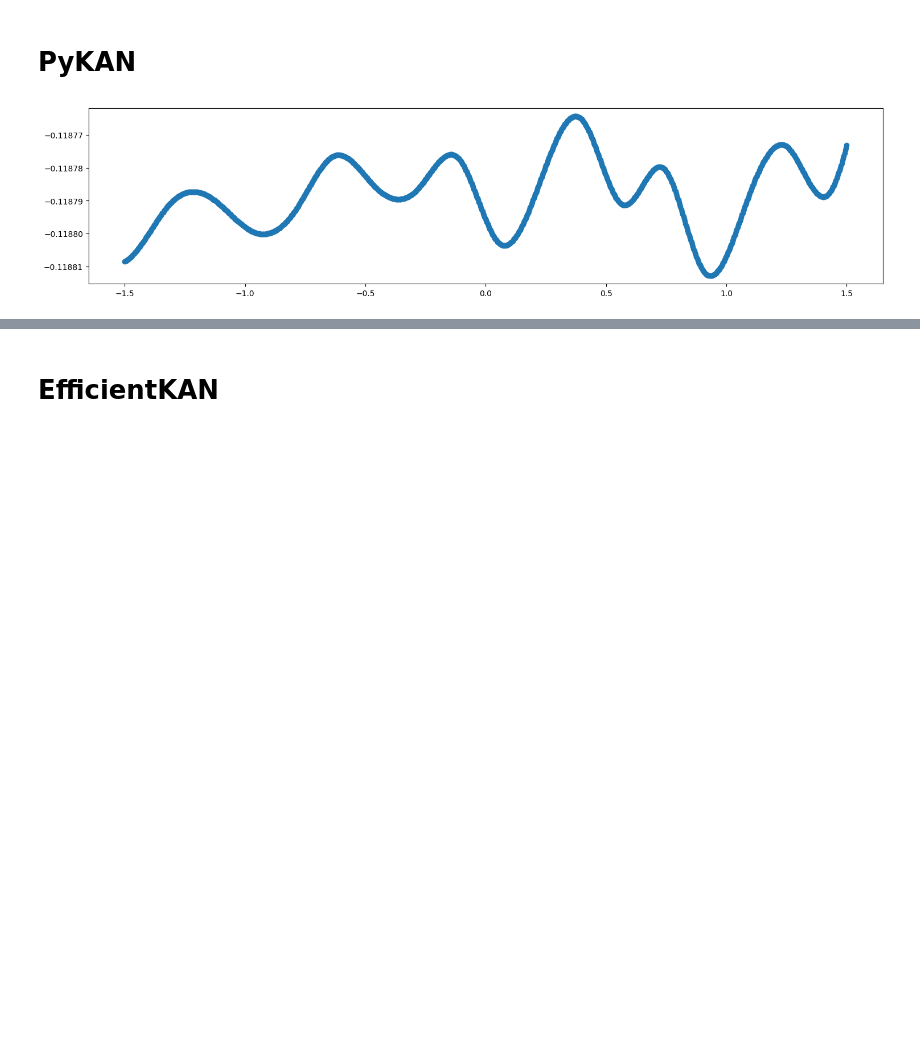
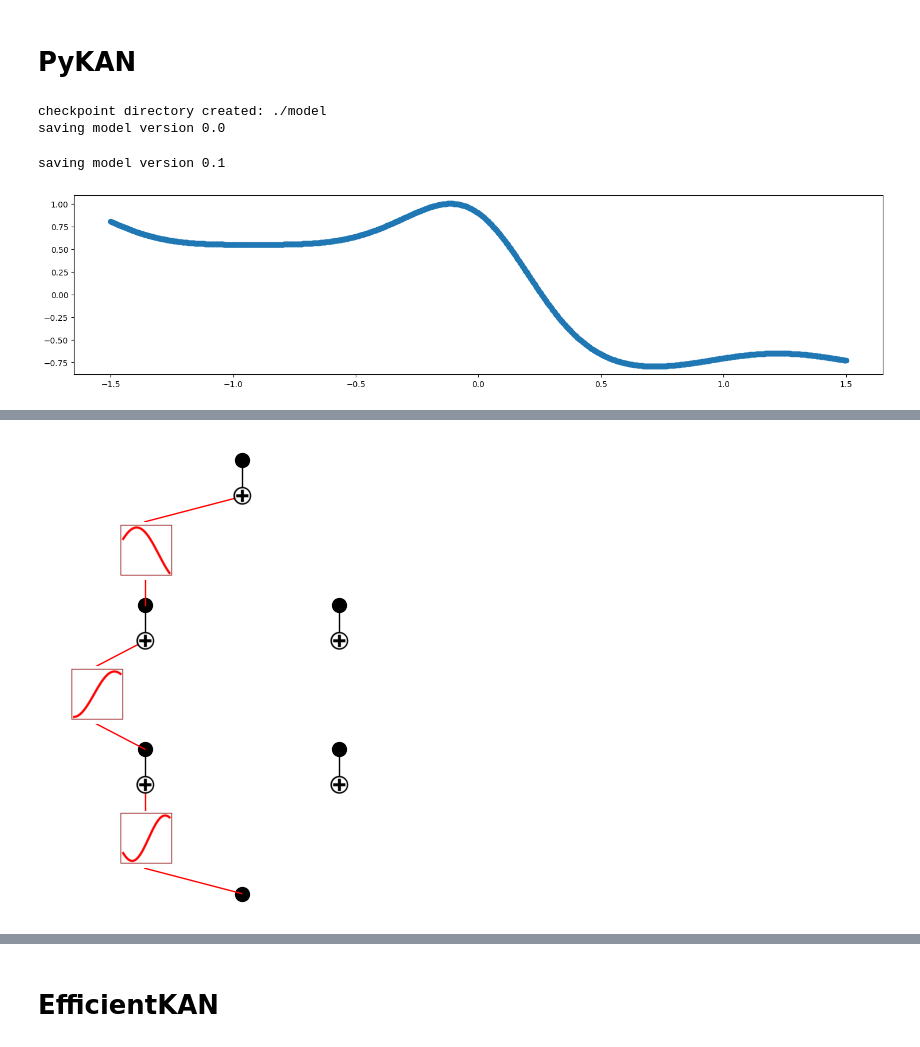
Before and after one commit to MrPio/KAN-Symbolic_Regression, a Jupyter notebook: Special_function.ipynb, the cells around one changed output, grey strips where cells are left out. Saved outputs shown, nothing was run; the diff lists cells and outputs as text; code cells hidden in the pictures; blank space fills up the shorter version.

```diff
--- a/Special_function.ipynb
+++ b/Special_function.ipynb
@@ -38,14 +38,22 @@ plt.show()
 # %% [markdown]
 # PyKAN
 # %%
-model = KAN(width=[1, 1], grid=20, k=3)
-model.train(dataset, opt="LBFGS", steps=40)
-
-x_axis = torch.linspace(-1.5, 1.5, steps=steps)
-y_axis = model(x_axis.view(-1, 1)).detach().numpy()
-fig, ax = plt.subplots()
-ax.scatter(x_axis, y_axis)
-fig.set_size_inches(18, 4)
-plt.show()
+model = KAN(width=[1, 2, 2, 1], grid=3, k=3)
+model.fit(dataset, opt="LBFGS", steps=60, lamb=0.001, lamb_entropy=4)
+pass
 # %% [output]
-[figure, removed]
+checkpoint directory created: ./model
+saving model version 0.0
+saving model version 0.1
+# %%
+x_axis = torch.linspace(-1.5, 1.5, steps=steps)
+y_axis = model(x_axis.view(-1, 1)).detach().numpy()
+fig, ax = plt.subplots()
+ax.scatter(x_axis, y_axis)
+fig.set_size_inches(18, 4)
+plt.show()
+model.plot()
+formula, variables = model.symbolic_formula(var=['x'])
+formula[0]
+# %% [output]
+[figure, added]
@@ -51,0 +61 @@ plt.show()
+[figure, added]
```
Also changed, not shown: parts of 5 cells of this notebook, 1 other file.
